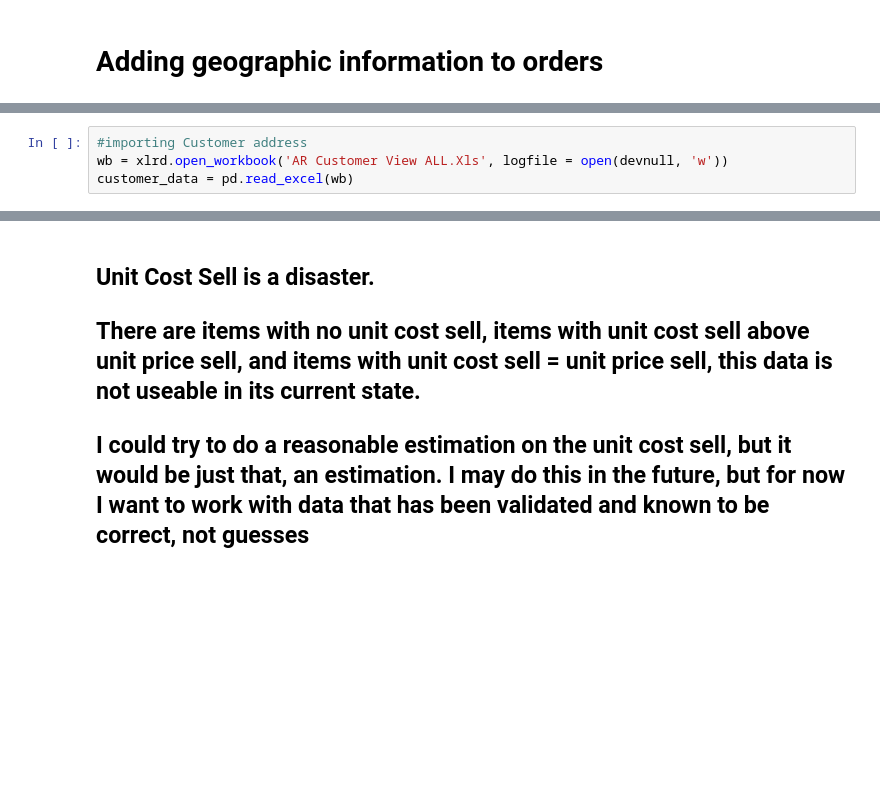
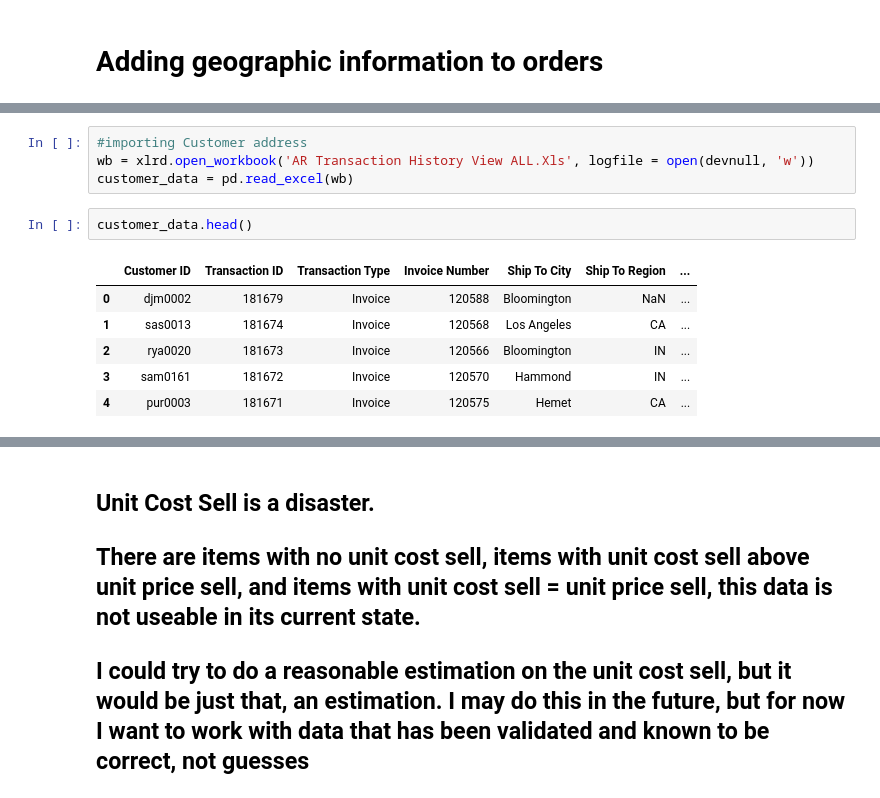
Before and after one commit to marbritz1998/Projects, a Jupyter notebook: ABR Imagery 2021 EDA/Data Preperation.ipynb, the cells around one changed output, grey strips where cells are left out. Saved outputs shown, nothing was run; the diff lists cells and outputs as text; blank space fills up the shorter version.

```diff
--- a/ABR Imagery 2021 EDA/Data Preperation.ipynb
+++ b/ABR Imagery 2021 EDA/Data Preperation.ipynb
@@ -377,4 +379,13 @@ data.reset_index(drop = True, inplace = True)
 # %%
 #importing Customer address
-wb = xlrd.open_workbook('AR Customer View ALL.Xls', logfile = open(devnull, 'w'))
+wb = xlrd.open_workbook('AR Transaction History View ALL.Xls', logfile = open(devnull, 'w'))
 customer_data = pd.read_excel(wb)
+# %%
+customer_data.head()
+# %% [output]
+|  | Customer ID | Transaction ID | Transaction Type | Invoice Number | Ship To City | Ship To Region | ... |
+| 0 | djm0002 | 181679 | Invoice | 120588 | Bloomington | NaN | ... |
+| 1 | sas0013 | 181674 | Invoice | 120568 | Los Angeles | CA | ... |
+| 2 | rya0020 | 181673 | Invoice | 120566 | Bloomington | IN | ... |
+| 3 | sam0161 | 181672 | Invoice | 120570 | Hammond | IN | ... |
+| 4 | pur0003 | 181671 | Invoice | 120575 | Hemet | CA | ... |
```
Also changed, not shown: parts of 9 cells of this notebook, 3 other files.
